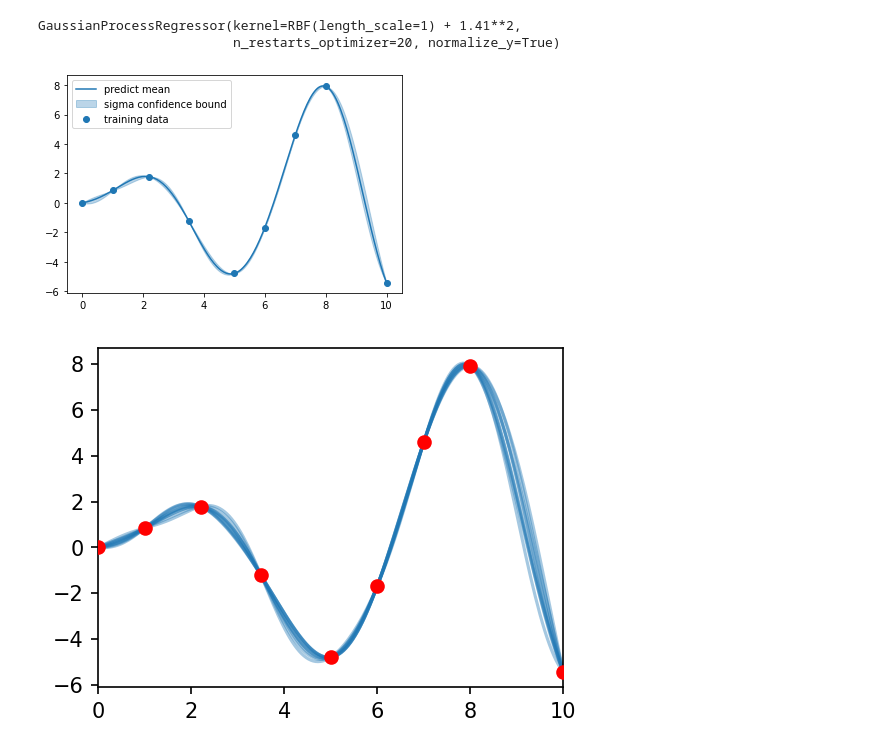
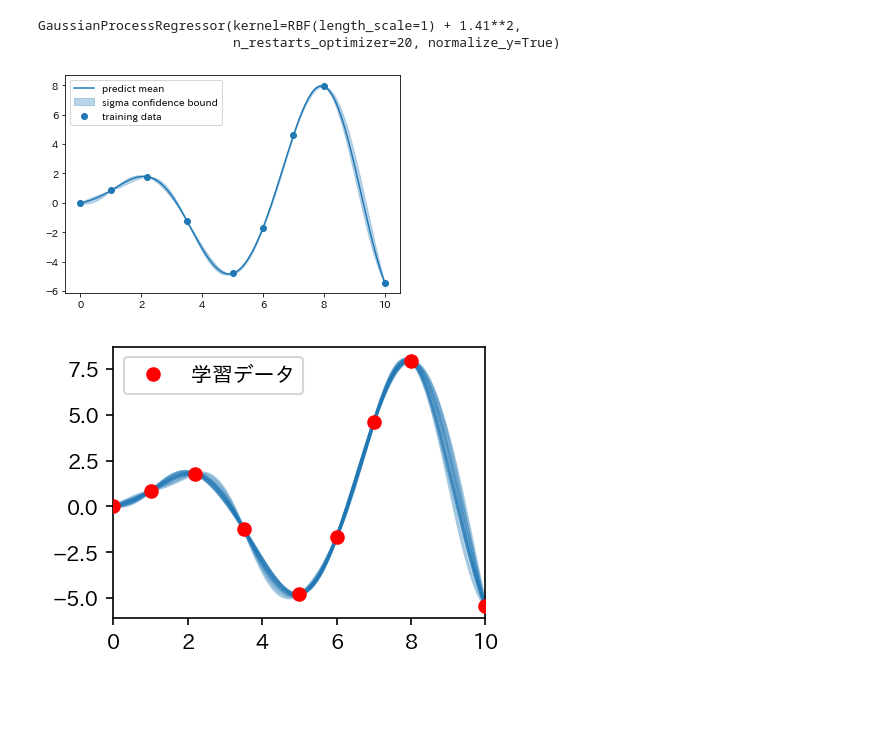
Before and after one commit to nkgvl/figures, a Jupyter notebook: gaussian process figure.ipynb, the cells around one changed output. Drawn from its saved outputs; the diff is of its cells as text; code cells hidden in the pictures; blank space fills up the shorter version.

```diff
--- a/gaussian process figure.ipynb
+++ b/gaussian process figure.ipynb
@@ -88,30 +89,30 @@ GaussianProcessRegressor(kernel=RBF(length_scale=1) + 1.41**2,
 # %%
 x_test = np.linspace(0.0, 10.0, 200).reshape(-1, 1)
 pred_mean, pred_std = clf.predict(x_test, return_std=True)
 plt.plot(x_test[:, 0], pred_mean, color="C0", label="predict mean")
 plt.fill_between(
     x_test[:, 0],
     pred_mean + pred_std,
     pred_mean - pred_std,
     color="C0",
     alpha=0.3,
     label="sigma confidence bound",
 )
 plt.plot(x_train, y_train, "o", label="training data")
 # plt.title("prediction")
 plt.legend()
 plt.show()
 
-plt.figure(figsize=(4, 3), dpi=150)
+plt.figure(figsize=(4*0.8, 3*0.8), dpi=150)
 pred_mean, pred_std = clf.predict(x_test, return_std=True)
 y_samples = clf.sample_y(x_test, n_samples=10)
-plt.plot(x_train, y_train, "o", color="red", label="training data", zorder=10)
+plt.plot(x_train, y_train, "o", color="red", label="学習データ", zorder=10)
 for y_sample in y_samples.T:
     plt.plot(x_test, y_sample, "-", color="C0", alpha=0.4)
 # plt.title("prediction")
-# plt.legend()
+plt.legend()
 plt.xlim(0, 10)
 plt.show()
 # %% [output]
-[figure, old version]
+[figure, new version]
-[figure, old version]
+[figure, new version]
```
Also changed, not shown: parts of 3 cells of this notebook.
